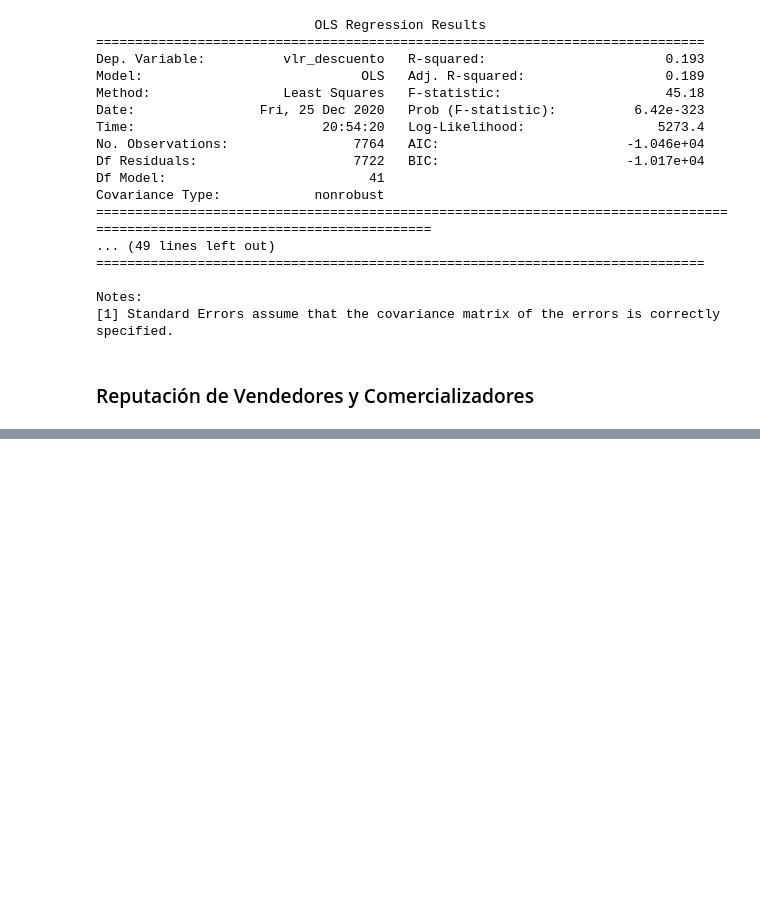
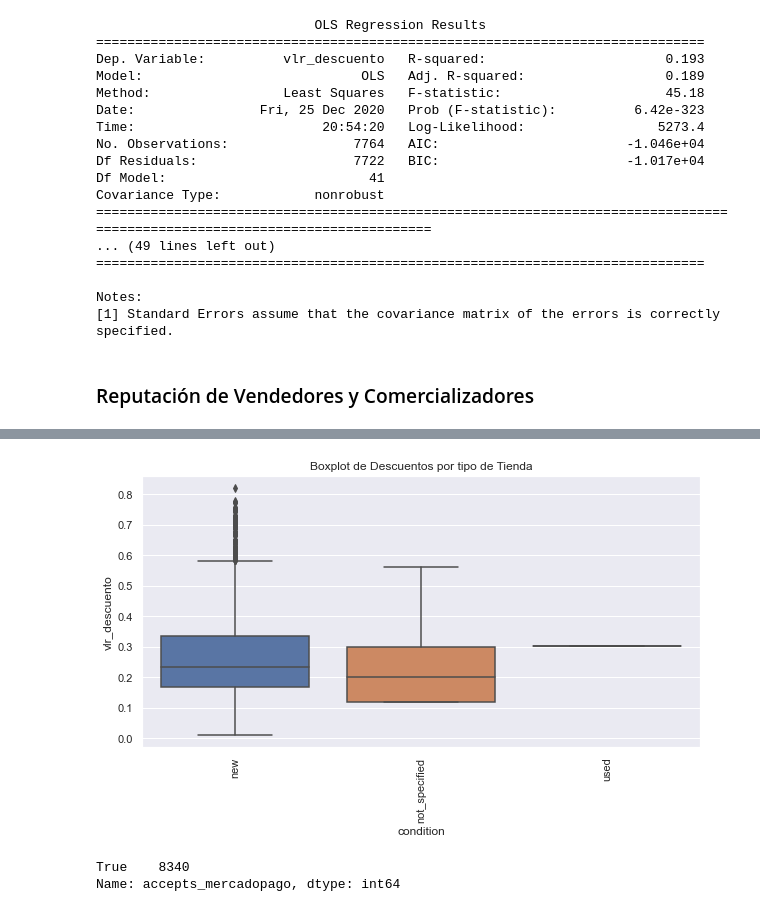
Before and after one commit to juancop/MeliDSChallenge, a Jupyter notebook: notebooks/AnalisisExploratorio.ipynb, the cells around one changed output, grey strips where cells are left out. Cells and saved outputs as stored; diff of their text form; code cells hidden in the pictures; blank space fills up the shorter version.

```diff
--- a/notebooks/AnalisisExploratorio.ipynb
+++ b/notebooks/AnalisisExploratorio.ipynb
@@ -251,0 +287,12 @@ Notes:
+# %%
+plt.figure(figsize = (10, 5)) # Podríamos cambiarlo por dos densidades
+ax = sns.boxplot(x="condition", y="vlr_descuento", data=products_with_discount)
+plt.title('Boxplot de Descuentos por tipo de Tienda')
+_ = plt.setp(ax.get_xticklabels(), rotation=90)
+# %% [output]
+[figure, added]
+# %%
+products_with_discount.accepts_mercadopago.value_counts() # El 100% de los productos con descuento acepta mercadopago
+# %% [output]
+True    8340
+Name: accepts_mercadopago, dtype: int64
```
Also changed, not shown: parts of 5 cells of this notebook.
